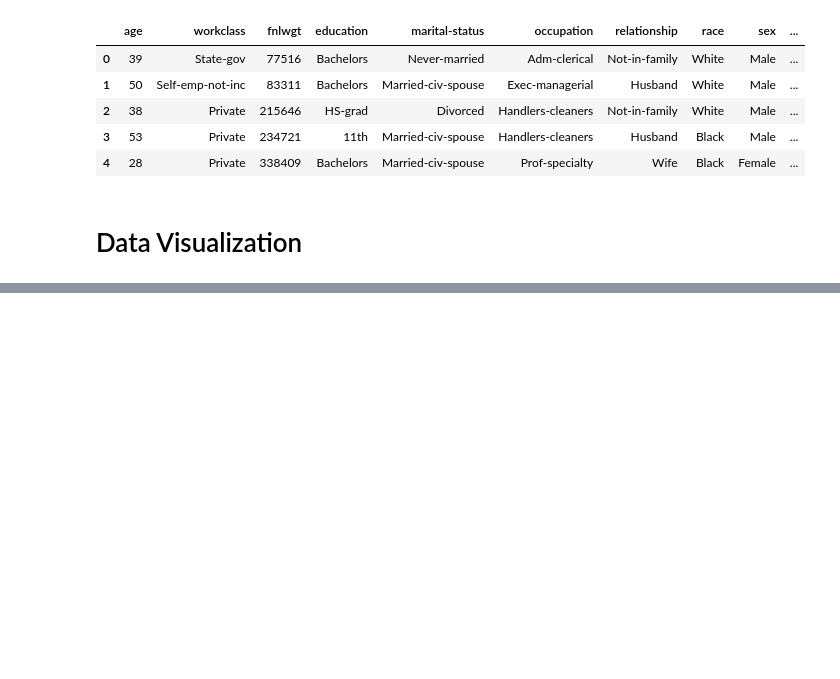
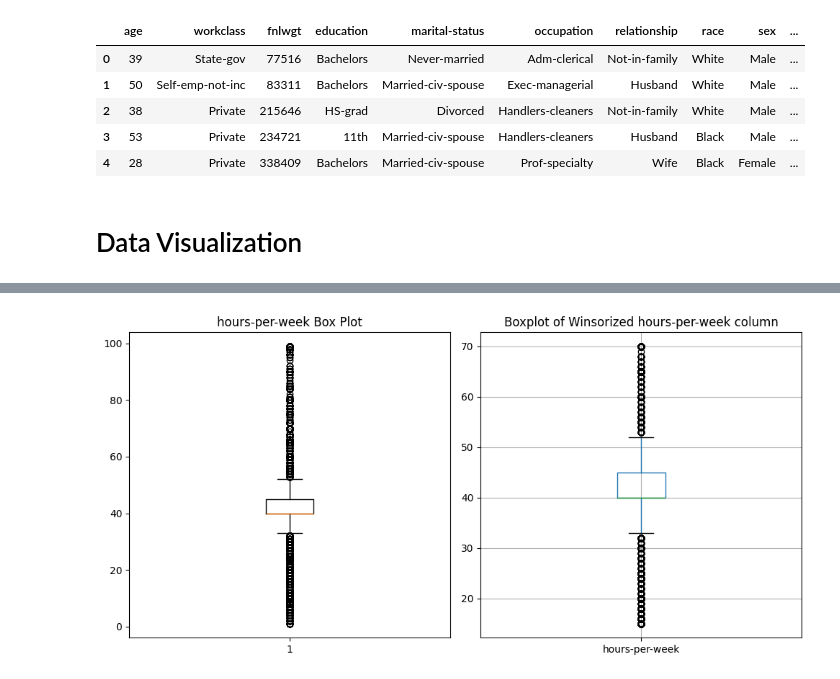
Before and after one commit to YasiniK/Census-Income-Prediction, a Jupyter notebook: DataPreprocessing.ipynb, the cells around one changed output, grey strips where cells are left out. Saved outputs shown, nothing was run; the diff lists cells and outputs as text; code cells hidden in the pictures; blank space fills up the shorter version.

```diff
--- a/DataPreprocessing.ipynb
+++ b/DataPreprocessing.ipynb
@@ -312,0 +365,18 @@ c_df = pd.read_csv('Dataset/Cleaned_adult.csv')
+# %%
+plt.figure(figsize=(10, 5))
+
+#Original hours-per-week Box Plot
+plt.subplot(1, 2, 1)
+plt.boxplot(x=df["hours-per-week"])
+plt.title("hours-per-week Box Plot")
+
+#Winsorized hours-per-week Box Plot
+df['hours-per-week'] = winsorize(df['hours-per-week'], limits=[0.025, 0.025])
+plt.subplot(1, 2, 2)
+pd.DataFrame(df['hours-per-week']).boxplot()
+plt.title('Boxplot of Winsorized hours-per-week column')
+
+plt.tight_layout()
+plt.show()
+# %% [output]
+[figure, added]
```
Also changed, not shown: parts of 13 cells of this notebook.
